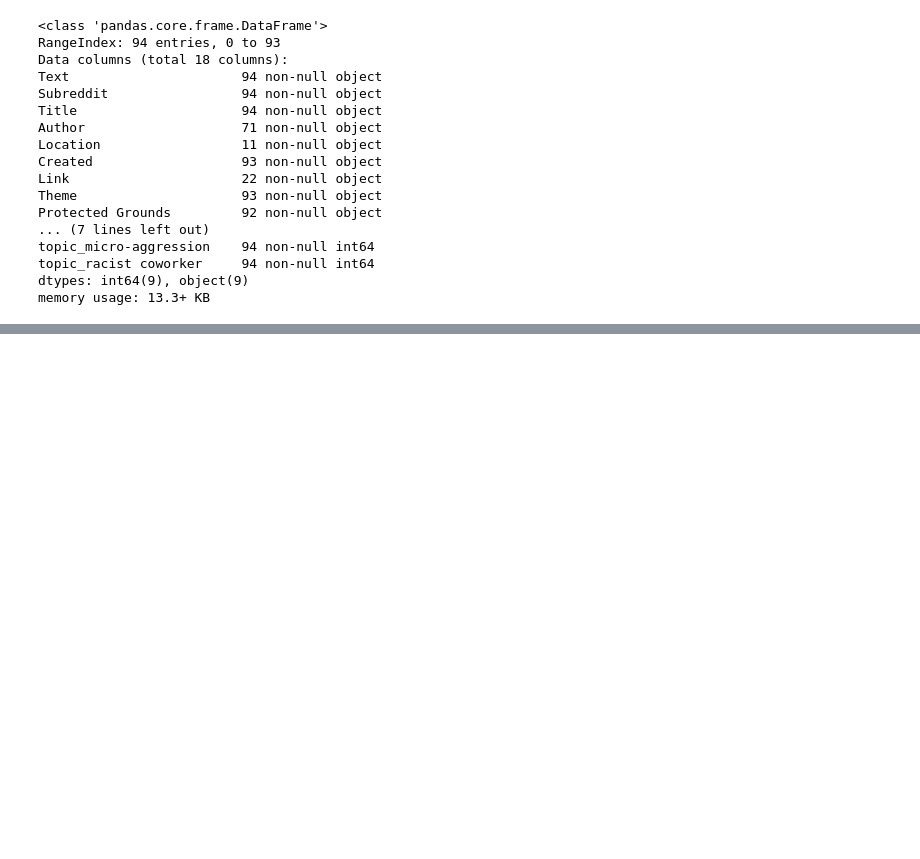
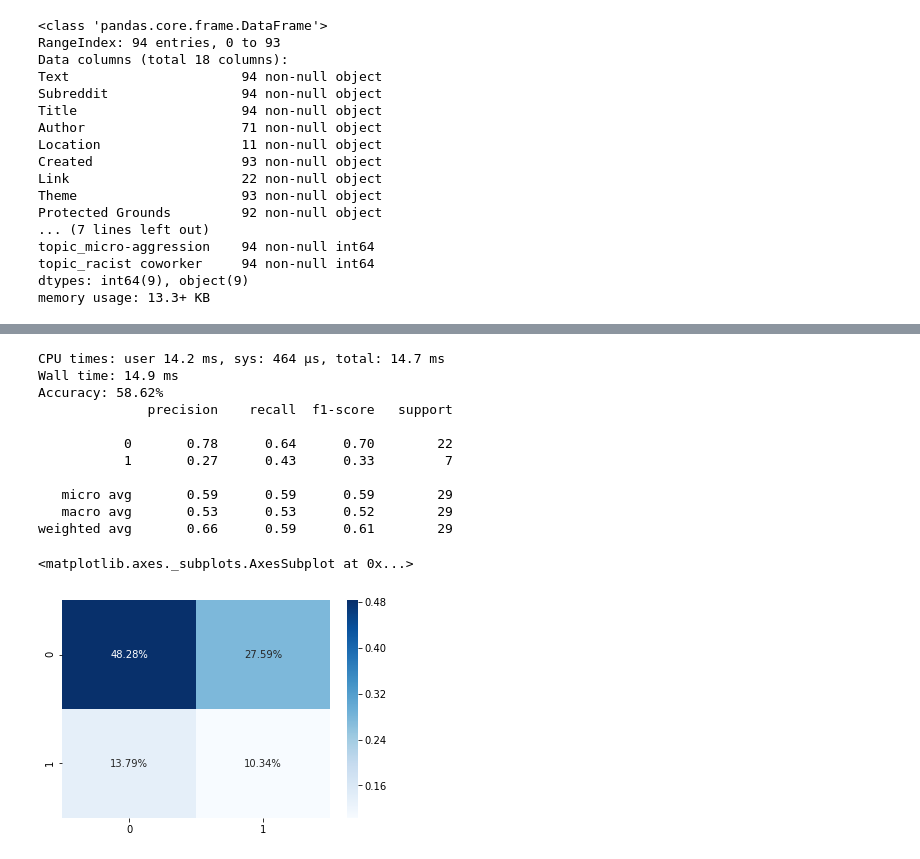
Before and after one commit to robinlli/Police_Shooting_Reddit, a Jupyter notebook: Machine Learning.ipynb, the cells around one changed output, grey strips where cells are left out. Cells and saved outputs as stored; diff of their text form; code cells hidden in the pictures; blank space fills up the shorter version.

```diff
--- a/Machine Learning.ipynb
+++ b/Machine Learning.ipynb
@@ -119,0 +155,8 @@ memory usage: 13.3+ KB
+# %%
+# removes numbers from text
+def preprocess_text(text):
+    text = re.sub(r'\d+', '', text)
+    return text
+
+vect_text = CountVectorizer(min_df=3, max_df=0.9, ngram_range=(1, 3), stop_words=stop_words,
+                            preprocessor=preprocess_text)
@@ -119,0 +228,40 @@ memory usage: 13.3+ KB
+# %%
+X_d = df_text
+y_d = other['topic_discrimination']
+
+seed = 42
+X_train2, X_test2, y_train2, y_test2 = train_test_split(X_d, y_d, test_size=0.3, random_state=seed)
+# %%
+# import and instantiate a SVM model
+from sklearn.svm import SVC
+
+model = SVC(C=1, kernel='linear', probability=True )
+
+model.fit(X_train2, y_train2)
+%time model.fit(X_train2, y_train2)
+
+# make predictions for test data
+#%time y_pred = model.predict(X_test)
+y_pred2 = model.predict(X_test2)
+accuracy = accuracy_score(y_test2, y_pred2)
+print("Accuracy: %.2f%%" % (accuracy * 100.0))
+
+cm = metrics.confusion_matrix(y_test2, y_pred2)
+print(metrics.classification_report(y_test2, y_pred2))
+
+sns.heatmap(cm/np.sum(cm), annot=True,
+            fmt='.2%', cmap='Blues')
+# %% [output]
+CPU times: user 14.2 ms, sys: 464 µs, total: 14.7 ms
+Wall time: 14.9 ms
+Accuracy: 58.62%
+              precision    recall  f1-score   support
+
+           0       0.78      0.64      0.70        22
+           1       0.27      0.43      0.33         7
+
+   micro avg       0.59      0.59      0.59        29
+   macro avg       0.53      0.53      0.52        29
+weighted avg       0.66      0.59      0.61        29
+<matplotlib.axes._subplots.AxesSubplot at 0x...>
+[figure, added]
```
Also changed, not shown: parts of 11 cells of this notebook, 1 other file.
